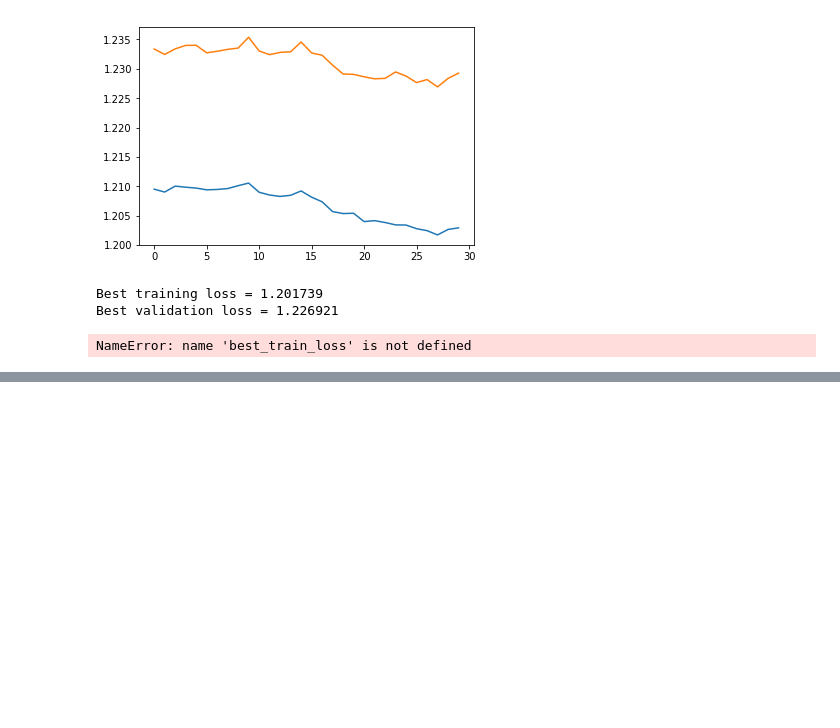
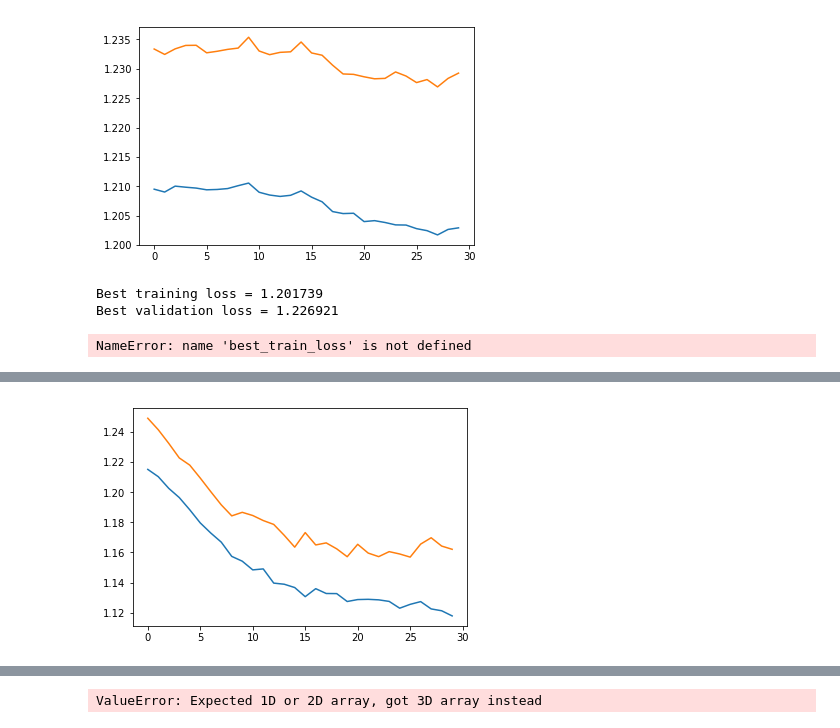
Before and after one commit to RafaelaWu/01.104, a Jupyter notebook: Scripts/rbm_extensions.ipynb, the cells around one changed output, grey strips where cells are left out. Saved outputs shown, nothing was run; the diff lists cells and outputs as text; code cells hidden in the pictures; blank space fills up the shorter version.

```diff
--- a/Scripts/rbm_extensions.ipynb
+++ b/Scripts/rbm_extensions.ipynb
@@ -427,7 +427,7 @@ def main_rbm(training=training, validation=validation, trStats=trStats, vlStats=
     else:
         print('Final training loss = %f' % trRMSE)
         print('Final validation loss = %f' % vlRMSE)
-    return [best_validation_loss, best_validation_predictions]
+    return [best_validation_loss, best_validation_predictions, best_validation_weights]
 # %%
 main_rbm(training=training, validation=validation, trStats=trStats, vlStats=vlStats,
                              K=5, F=8, epochs=30, gradientLearningRate=0.01,gradientLearningRate_v = 0.001,
@@ -702,0 +709,7 @@ NameError: name 'best_train_loss' is not defined
+# %%
+W = main_rbm(training=training, validation=validation, trStats=trStats, vlStats=vlStats,
+             K=5, F=8, epochs=30, gradientLearningRate=0.001, gradientLearningRate_v = 0.001,
+             gradientLearningRate_h = 0.001, minibatch_size=10, alpha=0.9,
+             stopping=True, momentum=True, learning_rate_type='time', learning_rate_k=0.5,
+             learning_rate_drop=0.5, learning_rate_epochs_drop=10.0, _lambda = 0.1)[2]
+# %% [output]
@@ -702,0 +733 @@ NameError: name 'best_train_loss' is not defined
+[figure, added]
@@ -702,0 +736,4 @@ NameError: name 'best_train_loss' is not defined
+# %%
+np.savetxt("Weights+v1.txt", W)
+# %% [output]
+ValueError: Expected 1D or 2D array, got 3D array instead
```
Also changed, not shown: parts of 4 cells of this notebook, 4 other files.
